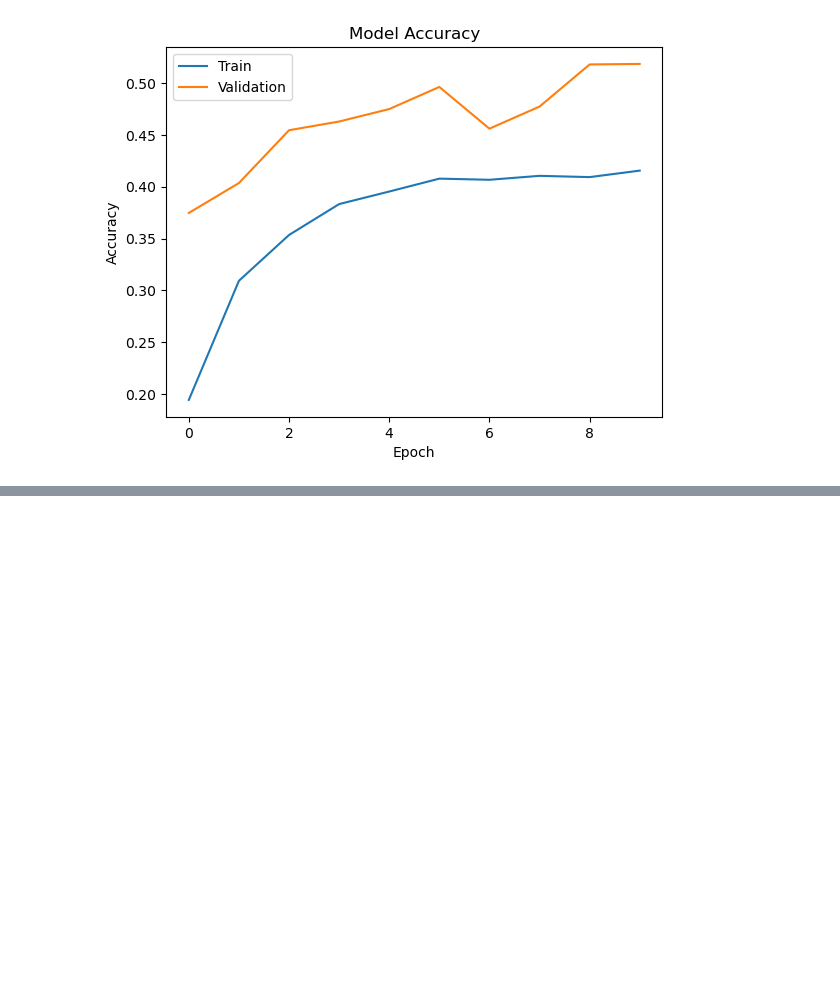
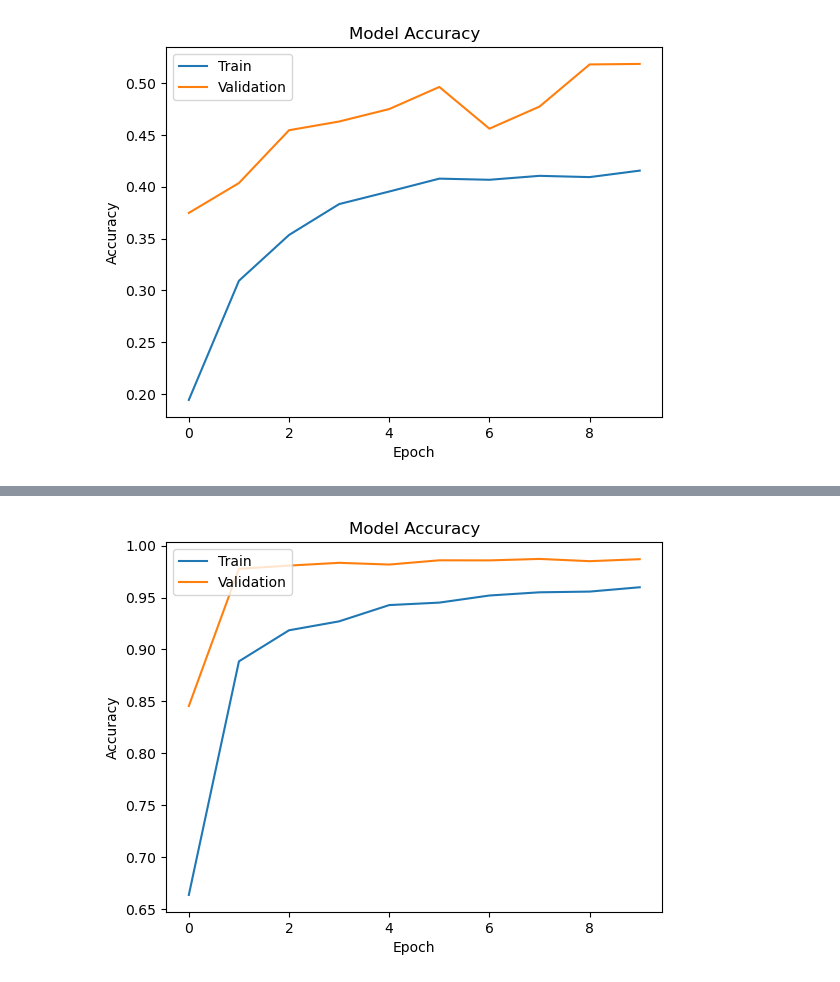
Before and after one commit to Guillaume-melis/Deep_Learning_S1, a Jupyter notebook: Class 4/homework.ipynb, the cells around one changed output, grey strips where cells are left out. Saved outputs shown, nothing was run; the diff lists cells and outputs as text; code cells hidden in the pictures; blank space fills up the shorter version.

```diff
--- a/Class 4/homework.ipynb
+++ b/Class 4/homework.ipynb
@@ -263,0 +302,3 @@ plt.show()
+# %%
+X_train_normalized = X_train.astype('float32')/255
+X_test_normalized = X_test.astype('float32')/255
@@ -263,0 +346,20 @@ plt.show()
+# %%
+#CNN model architecture
+
+model = Sequential()
+model.add(Conv2D(32, (3,3), activation="relu", input_shape=(28,28,1))) #first convolution layer
+model.add(BatchNormalization())
+model.add(MaxPooling2D(2,2))
+model.add(Conv2D(64, (3,3), activation="relu")) #second Convolution layer
+model.add(BatchNormalization())
+model.add(MaxPooling2D(2,2))
+model.add(Flatten())
+model.add(Dense(64, activation="relu"))
+model.add(Dropout(0.5))
+model.add(Dense(64, activation="relu"))
+model.add(Dropout(0.5))
+model.add(Dense(10, activation="softmax"))
+model.compile(loss="sparse_categorical_crossentropy",
+              optimizer="adam",
+              metrics=['accuracy'])
+model.summary()
@@ -263,0 +388,3 @@ plt.show()
+# %%
+h = model.fit(X_train_normalized, y_train, epochs=10,
+              validation_split=0.2, batch_size=128)
@@ -263,0 +417,10 @@ plt.show()
+# %%
+plt.plot(h.history['accuracy'])
+plt.plot(h.history['val_accuracy'])
+plt.title('Model Accuracy')
+plt.ylabel('Accuracy')
+plt.xlabel('Epoch')
+plt.legend(['Train', 'Validation'], loc='upper left')
+plt.show()
+# %% [output]
+[figure, added]
```
Also changed, not shown: parts of 11 cells of this notebook.
